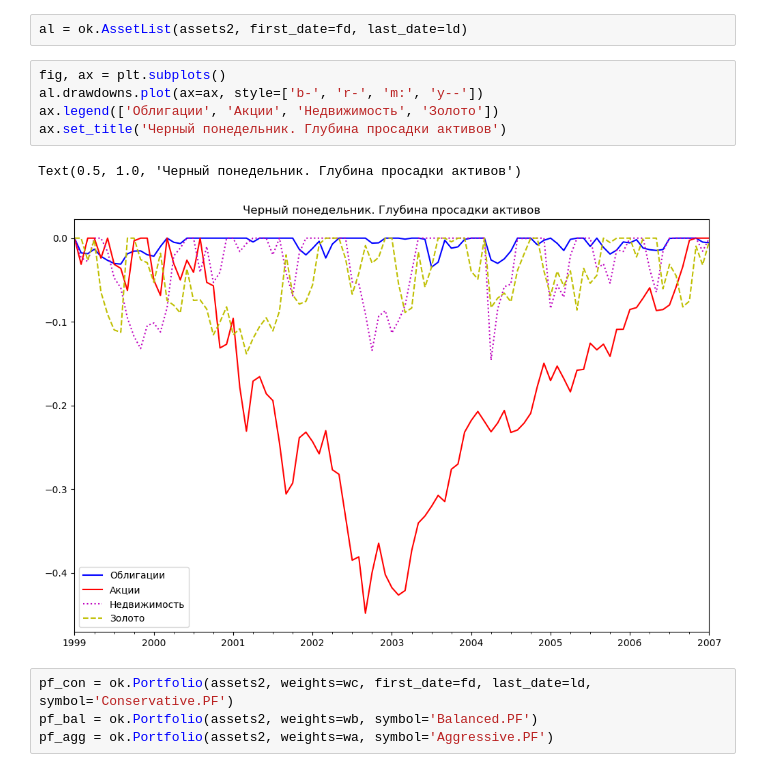
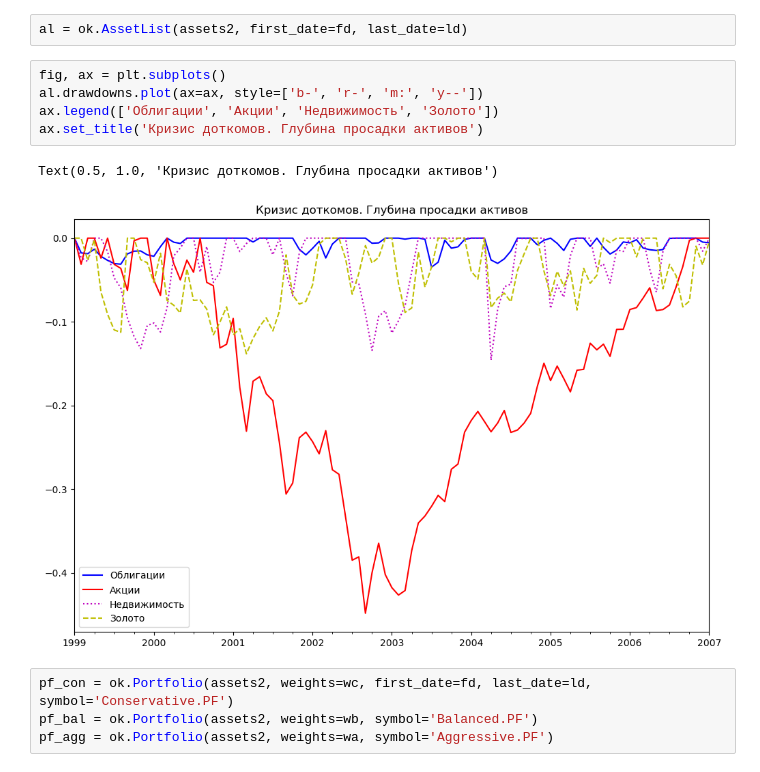
Before and after one commit to mbk-dev/publications_RUS, a Jupyter notebook: 05 portfolio recovery period after crisis.ipynb, the cells around one changed output. Saved outputs shown, nothing was run; the diff lists cells and outputs as text.

```diff
--- a/05 portfolio recovery period after crisis.ipynb
+++ b/05 portfolio recovery period after crisis.ipynb
@@ -221,11 +221,11 @@ al = ok.AssetList(assets2, first_date=fd, last_date=ld)
 # %%
 fig, ax = plt.subplots()
 al.drawdowns.plot(ax=ax, style=['b-', 'r-', 'm:', 'y--'])
 ax.legend(['Облигации', 'Акции', 'Недвижимость', 'Золото'])
-ax.set_title('Черный понедельник. Глубина просадки активов')
+ax.set_title('Кризис доткомов. Глубина просадки активов')
 # %% [output]
-Text(0.5, 1.0, 'Черный понедельник. Глубина просадки активов')
+Text(0.5, 1.0, 'Кризис доткомов. Глубина просадки активов')
-[figure, old version]
+[figure, new version]
 # %%
 pf_con = ok.Portfolio(assets2, weights=wc, first_date=fd, last_date=ld, symbol='Conservative.PF')
 pf_bal = ok.Portfolio(assets2, weights=wb, symbol='Balanced.PF')
```
Also changed, not shown: parts of 17 cells of this notebook, 3 other files.
